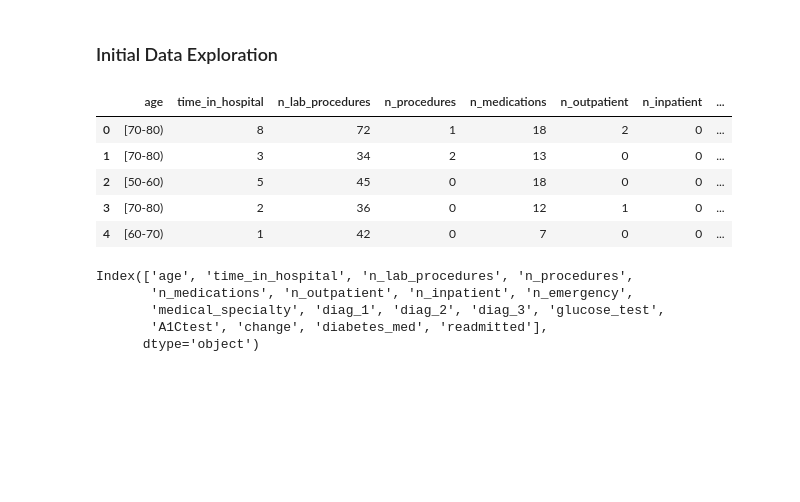
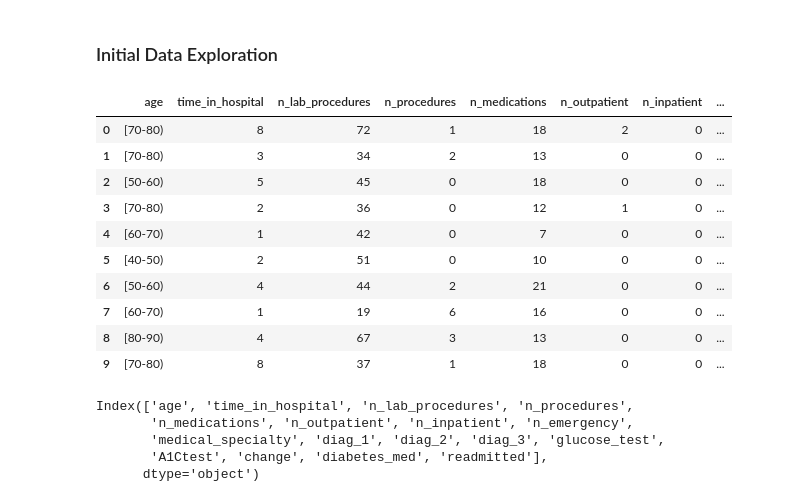
Before and after one commit to el-tortugo/hospital-readmissions-project, a Jupyter notebook: hrea-exploration.ipynb, the cells around one changed output. Cells and saved outputs as stored; diff of their text form; code cells hidden in the pictures; blank space fills up the shorter version.

```diff
--- a/hrea-exploration.ipynb
+++ b/hrea-exploration.ipynb
@@ -42,14 +42,19 @@ df = pd.read_csv('hospital_readmissions.csv')
 # %% [markdown]
 ### Initial Data Exploration
 # %%
-df.head()
+df.head(10)
 # %% [output]
 |  | age | time_in_hospital | n_lab_procedures | n_procedures | n_medications | n_outpatient | n_inpatient | ... |
 | 0 | [70-80) | 8 | 72 | 1 | 18 | 2 | 0 | ... |
 | 1 | [70-80) | 3 | 34 | 2 | 13 | 0 | 0 | ... |
 | 2 | [50-60) | 5 | 45 | 0 | 18 | 0 | 0 | ... |
 | 3 | [70-80) | 2 | 36 | 0 | 12 | 1 | 0 | ... |
 | 4 | [60-70) | 1 | 42 | 0 | 7 | 0 | 0 | ... |
+| 5 | [40-50) | 2 | 51 | 0 | 10 | 0 | 0 | ... |
+| 6 | [50-60) | 4 | 44 | 2 | 21 | 0 | 0 | ... |
+| 7 | [60-70) | 1 | 19 | 6 | 16 | 0 | 0 | ... |
+| 8 | [80-90) | 4 | 67 | 3 | 13 | 0 | 0 | ... |
+| 9 | [70-80) | 8 | 37 | 1 | 18 | 0 | 0 | ... |
 # %%
 df.columns
 # %% [output]
```
Also changed, not shown: parts of 6 cells of this notebook, 3 other files.
